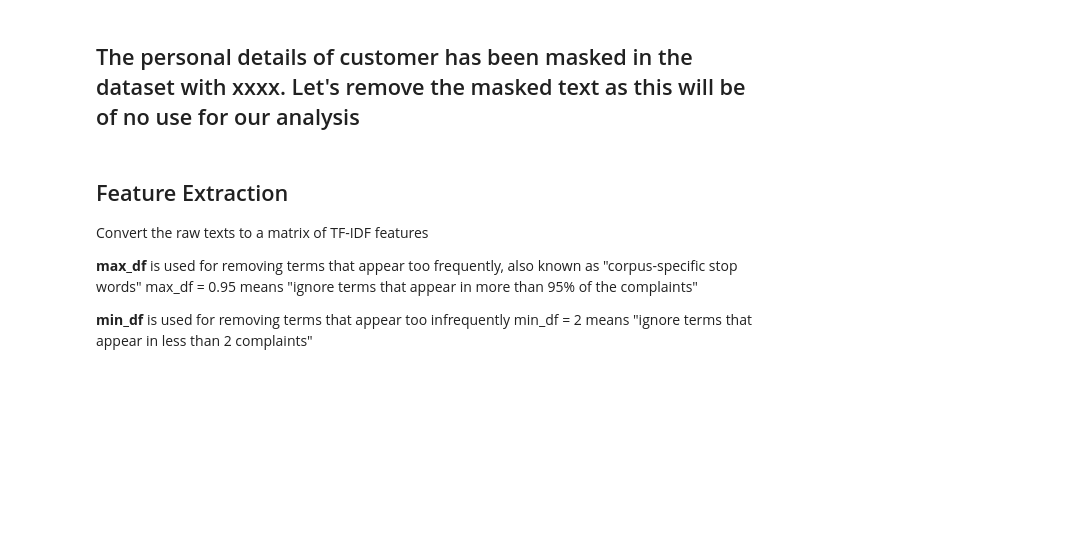
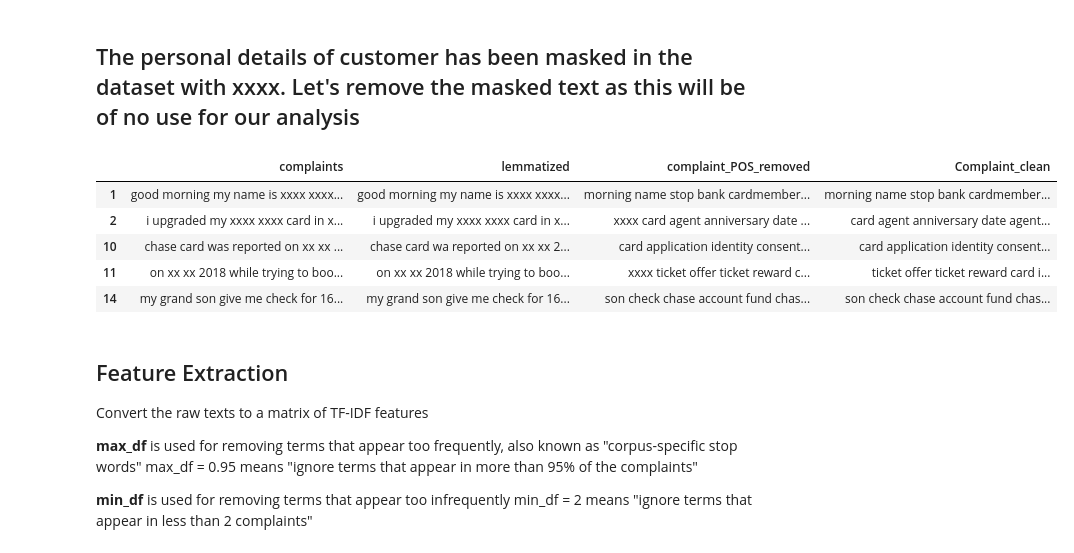
Before and after one commit to jays-26/automatic-ticket-classification, a Jupyter notebook: Automatic_Ticket_Classification_Assignment.ipynb, the cells around one changed output. Saved outputs shown, nothing was run; the diff lists cells and outputs as text; code cells hidden in the pictures; blank space fills up the shorter version.

```diff
--- a/Automatic_Ticket_Classification_Assignment.ipynb
+++ b/Automatic_Ticket_Classification_Assignment.ipynb
@@ -345,7 +359,14 @@ TOP_10_Trigram:    [('chase credit card', 1957), ('xxxx xxxx xxxx', 1516), ('cre
 df_clean['Complaint_clean'] = df_clean['Complaint_clean'].str.replace('xxxx','')
 # %%
 #All masked texts has been removed
-df_clean
+df_clean.head()
+# %% [output]
+|  | complaints | lemmatized | complaint_POS_removed | Complaint_clean |
+| 1 | good morning my name is xxxx xxxx... | good morning my name is xxxx xxxx... | morning name stop bank cardmember... | morning name stop bank cardmember... |
+| 2 | i upgraded my xxxx xxxx card in x... | i upgraded my xxxx xxxx card in x... | xxxx card agent anniversary date ... | card agent anniversary date agent... |
+| 10 | chase card was reported on xx xx ... | chase card wa reported on xx xx 2... | card application identity consent... | card application identity consent... |
+| 11 | on xx xx 2018 while trying to boo... | on xx xx 2018 while trying to boo... | xxxx ticket offer ticket reward c... | ticket offer ticket reward card i... |
+| 14 | my grand son give me check for 16... | my grand son give me check for 16... | son check chase account fund chas... | son check chase account fund chas... |
 # %% [markdown]
 ## Feature Extraction
 Convert the raw texts to a matrix of TF-IDF features
```
Also changed, not shown: parts of 30 cells of this notebook.
